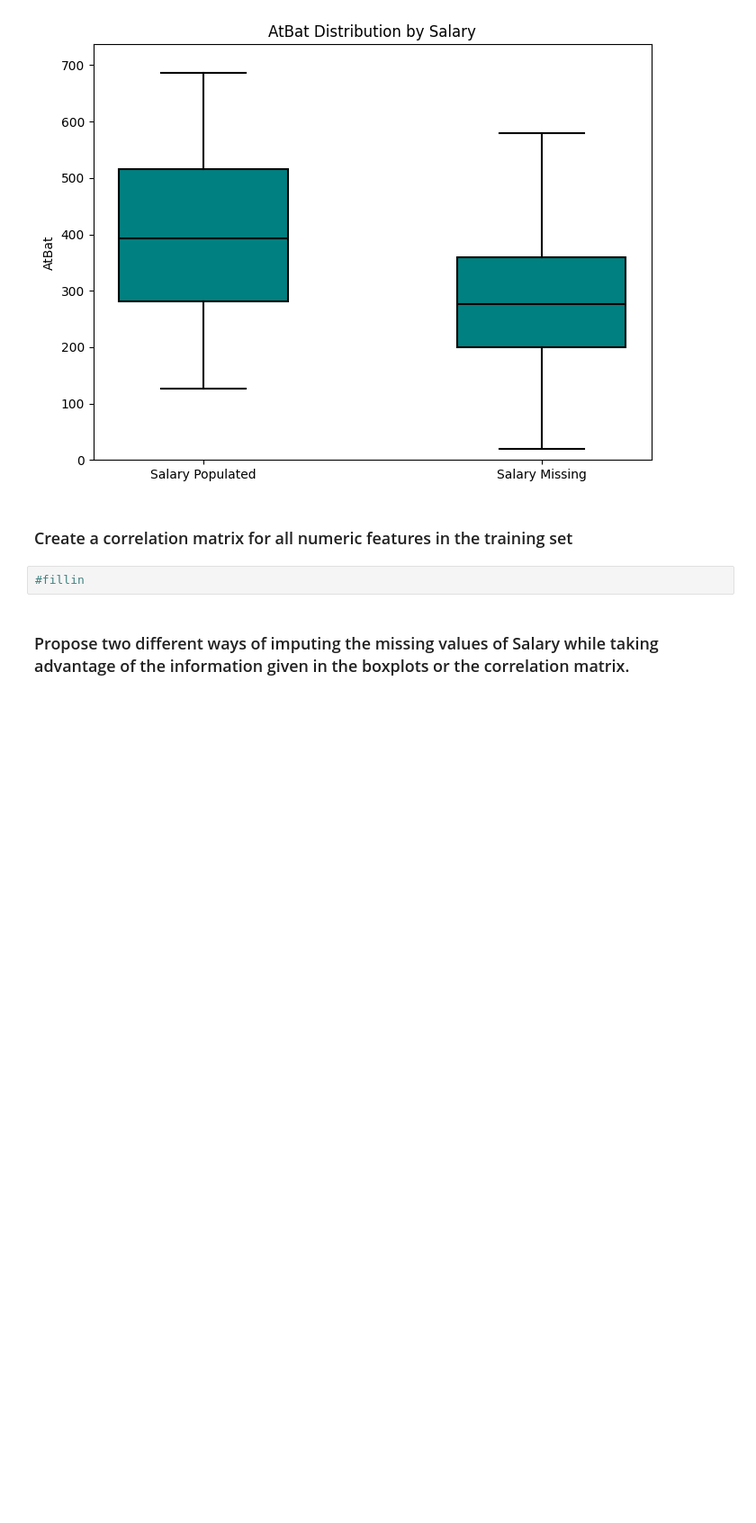
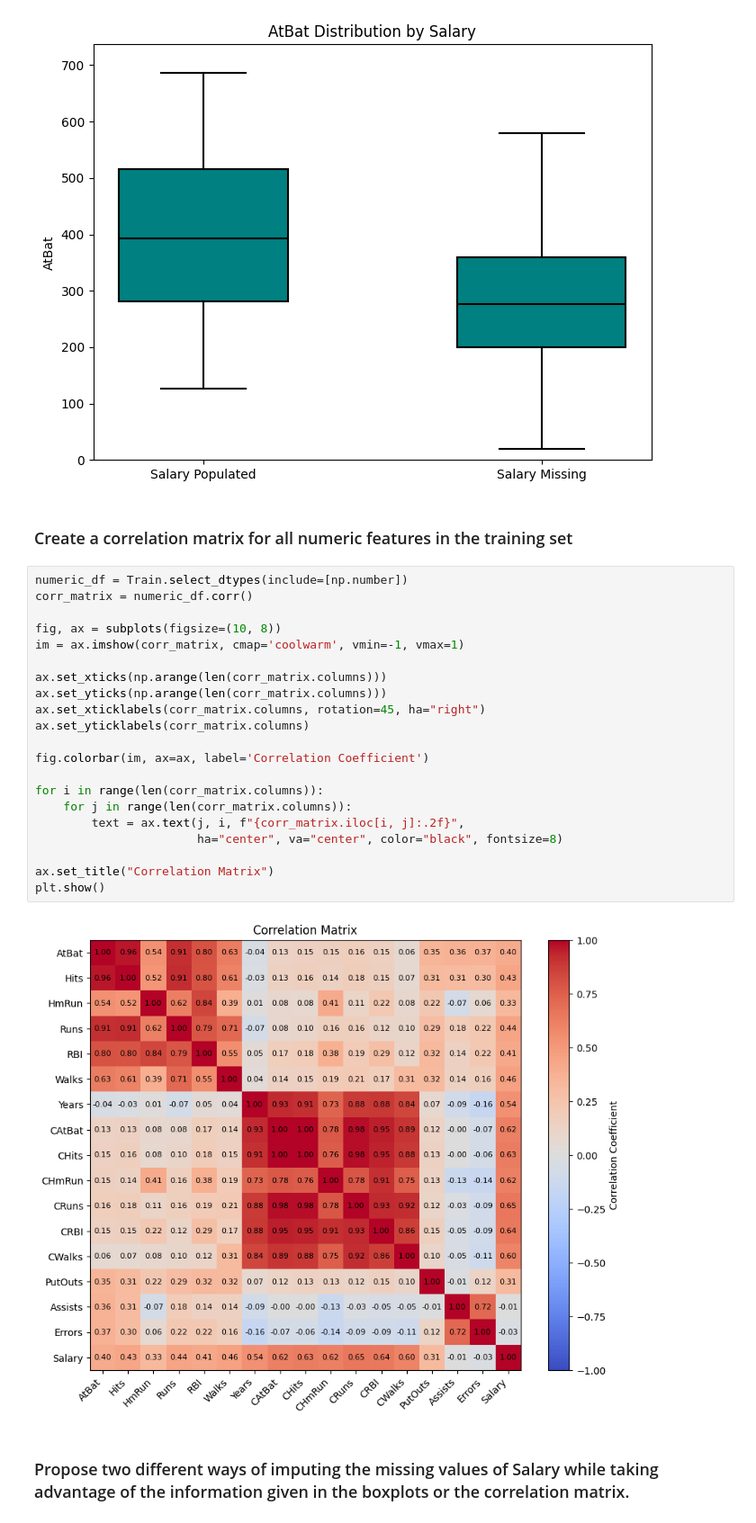
Before and after one commit to ChristopherLambiase/code_2600, a Jupyter notebook: mod03_eda.ipynb, the cells around one changed output. Shown at 90% size. Cells and saved outputs as stored; diff of their text form; blank space fills up the shorter version.

```diff
--- a/mod03_eda.ipynb
+++ b/mod03_eda.ipynb
@@ -183,7 +183,28 @@ plt.show()
 # %% [markdown]
 ### Create a correlation matrix for all numeric features in the training set
 # %%
-#fillin
+numeric_df = Train.select_dtypes(include=[np.number])
+corr_matrix = numeric_df.corr()
+
+fig, ax = subplots(figsize=(10, 8))
+im = ax.imshow(corr_matrix, cmap='coolwarm', vmin=-1, vmax=1)
+
+ax.set_xticks(np.arange(len(corr_matrix.columns)))
+ax.set_yticks(np.arange(len(corr_matrix.columns)))
+ax.set_xticklabels(corr_matrix.columns, rotation=45, ha="right")
+ax.set_yticklabels(corr_matrix.columns)
+
+fig.colorbar(im, ax=ax, label='Correlation Coefficient')
+
+for i in range(len(corr_matrix.columns)):
+    for j in range(len(corr_matrix.columns)):
+        text = ax.text(j, i, f"{corr_matrix.iloc[i, j]:.2f}",
+                       ha="center", va="center", color="black", fontsize=8)
+
+ax.set_title("Correlation Matrix")
+plt.show()
+# %% [output]
+[figure, added]
 # %% [markdown]
 ### Propose two different ways of imputing the missing values of Salary while taking advantage of the information given in the boxplots or the correlation matrix.
 # %% [markdown]
```
